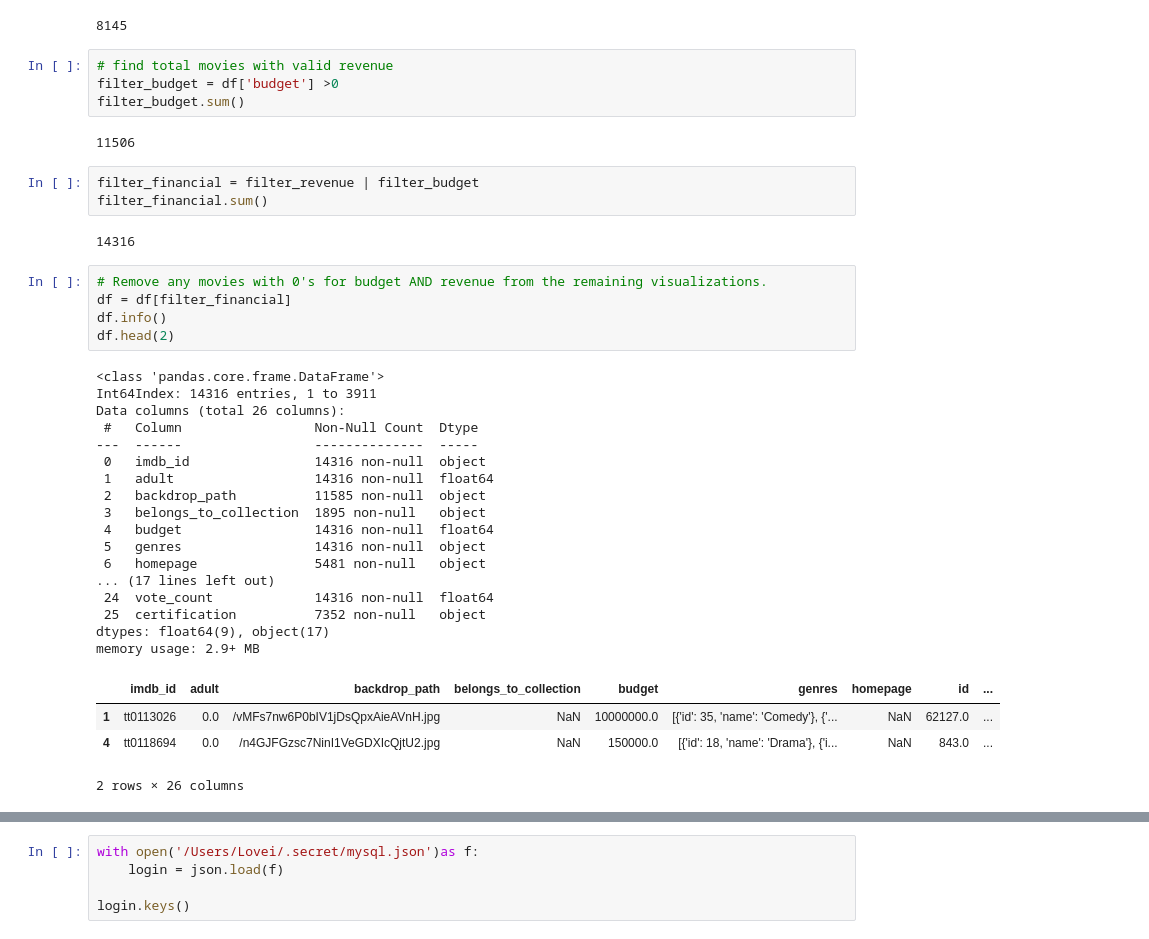
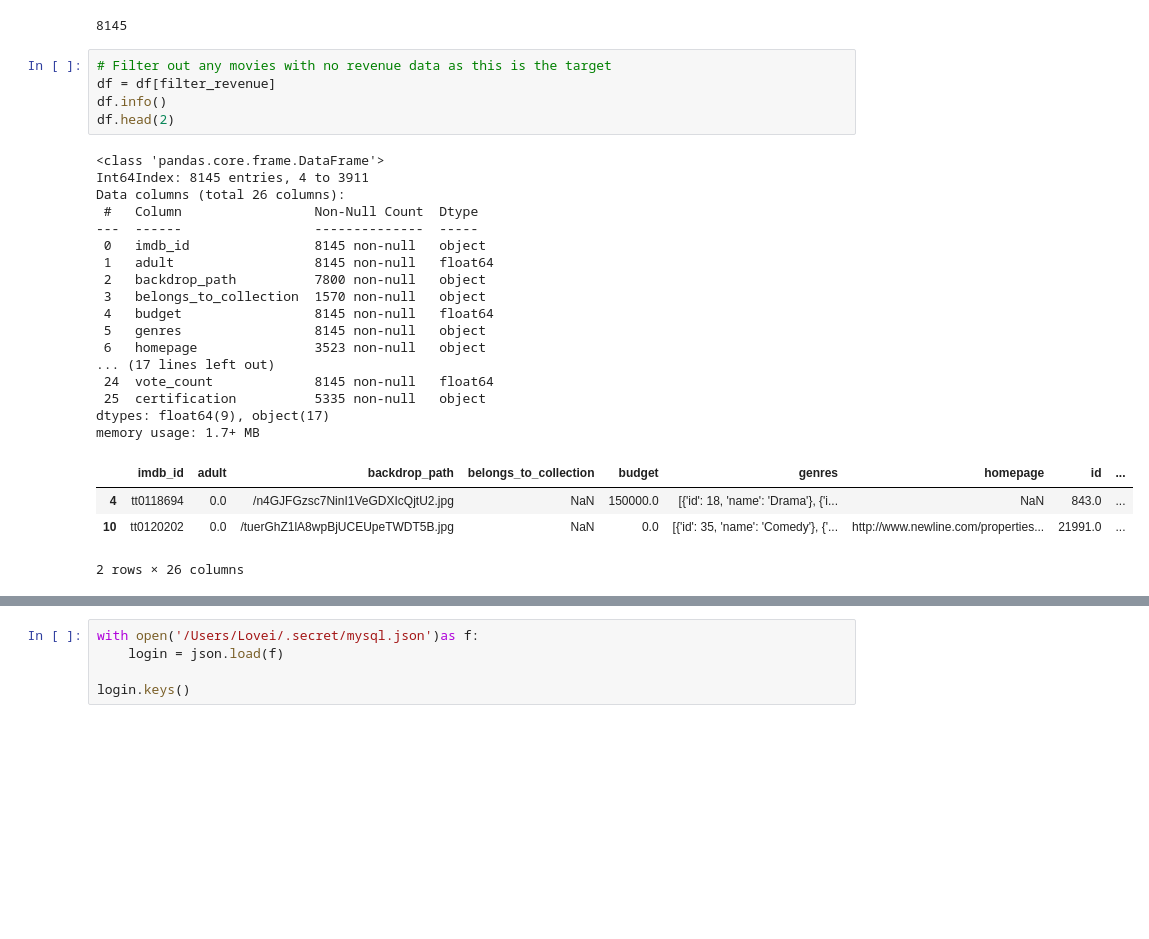
Before and after one commit to LoveidaLucero/Movie-Success-Analysis, a Jupyter notebook: Part 4B TMDB Data Transfer.ipynb, the cells around one changed output, grey strips where cells are left out. Drawn from its saved outputs; the diff is of its cells as text; blank space fills up the shorter version.

Commit message:
Set up dataframes for sql transfer

```diff
--- a/Part 4B TMDB Data Transfer.ipynb
+++ b/Part 4B TMDB Data Transfer.ipynb
@@ -69,43 +69,32 @@ filter_revenue = df['revenue'] >0
 filter_revenue.sum()
 # %% [output]
 8145
-# %%
-# find total movies with valid revenue
-filter_budget = df['budget'] >0
-filter_budget.sum()
-# %% [output]
-11506
-# %%
-filter_financial = filter_revenue | filter_budget
-filter_financial.sum()
-# %% [output]
-14316
 # %%
-# Remove any movies with 0's for budget AND revenue from the remaining visualizations.
-df = df[filter_financial]
+# Filter out any movies with no revenue data as this is the target
+df = df[filter_revenue]
 df.info()
 df.head(2)
 # %% [output]
 <class 'pandas.core.frame.DataFrame'>
-Int64Index: 14316 entries, 1 to 3911
+Int64Index: 8145 entries, 4 to 3911
 Data columns (total 26 columns):
  #   Column                 Non-Null Count  Dtype
 ---  ------                 --------------  -----
- 0   imdb_id                14316 non-null  object
- 1   adult                  14316 non-null  float64
- 2   backdrop_path          11585 non-null  object
- 3   belongs_to_collection  1895 non-null   object
- 4   budget                 14316 non-null  float64
- 5   genres                 14316 non-null  object
- 6   homepage               5481 non-null   object
+ 0   imdb_id                8145 non-null   object
+ 1   adult                  8145 non-null   float64
+ 2   backdrop_path          7800 non-null   object
+ 3   belongs_to_collection  1570 non-null   object
+ 4   budget                 8145 non-null   float64
+ 5   genres                 8145 non-null   object
+ 6   homepage               3523 non-null   object
 ... (17 lines left out)
- 24  vote_count             14316 non-null  float64
- 25  certification          7352 non-null   object
+ 24  vote_count             8145 non-null   float64
+ 25  certification          5335 non-null   object
 dtypes: float64(9), object(17)
-memory usage: 2.9+ MB
+memory usage: 1.7+ MB
 |  | imdb_id | adult | backdrop_path | belongs_to_collection | budget | genres | homepage | id | ... |
-| 1 | tt0113026 | 0.0 | /vMFs7nw6P0bIV1jDsQpxAieAVnH.jpg | NaN | 10000000.0 | [{'id': 35, 'name': 'Comedy'}, {'... | NaN | 62127.0 | ... |
 | 4 | tt0118694 | 0.0 | /n4GJFGzsc7NinI1VeGDXIcQjtU2.jpg | NaN | 150000.0 | [{'id': 18, 'name': 'Drama'}, {'i... | NaN | 843.0 | ... |
+| 10 | tt0120202 | 0.0 | /tuerGhZ1lA8wpBjUCEUpeTWDT5B.jpg | NaN | 0.0 | [{'id': 35, 'name': 'Comedy'}, {'... | http://www.newline.com/properties... | 21991.0 | ... |
 2 rows × 26 columns
 # %%
 print(f"There are {len(df)} movies with valid revenue.")
```
Also changed, not shown: parts of 26 cells of this notebook, 2 other files.
